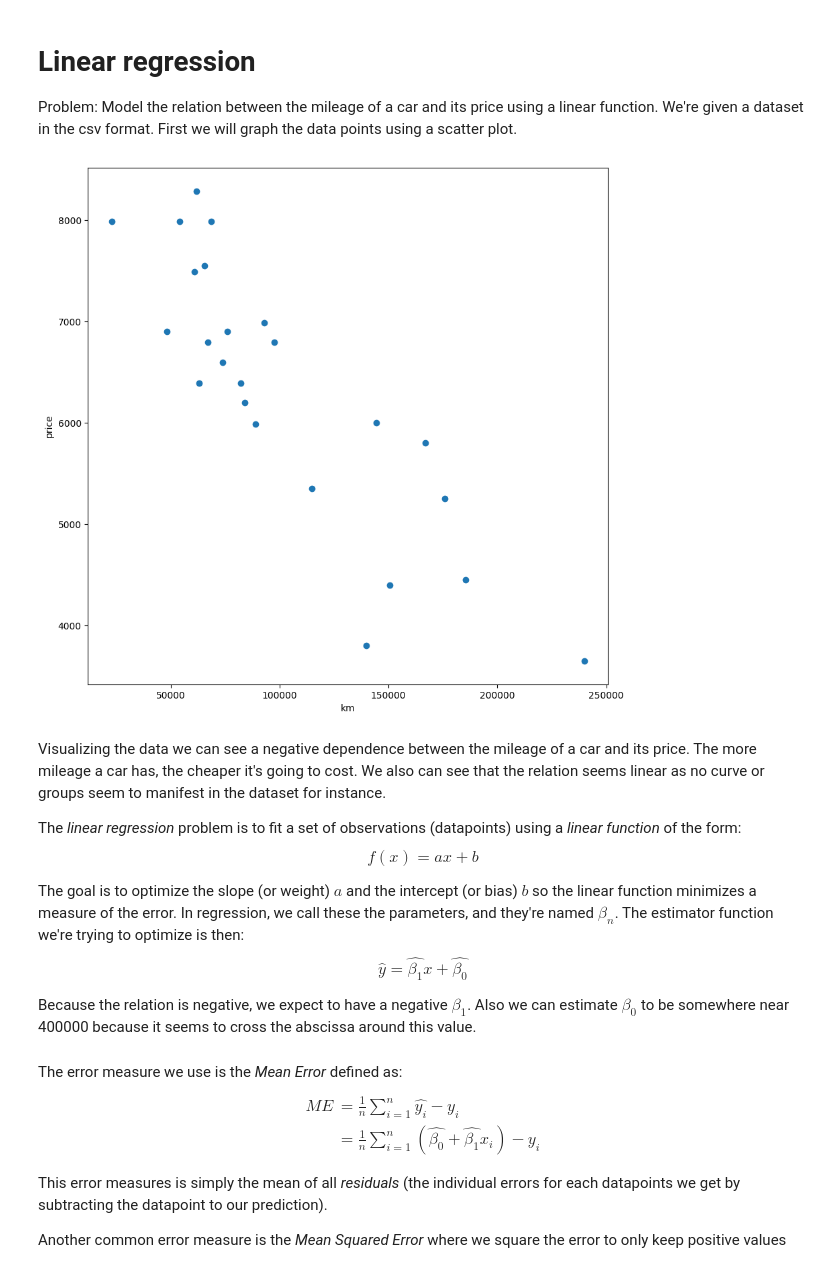
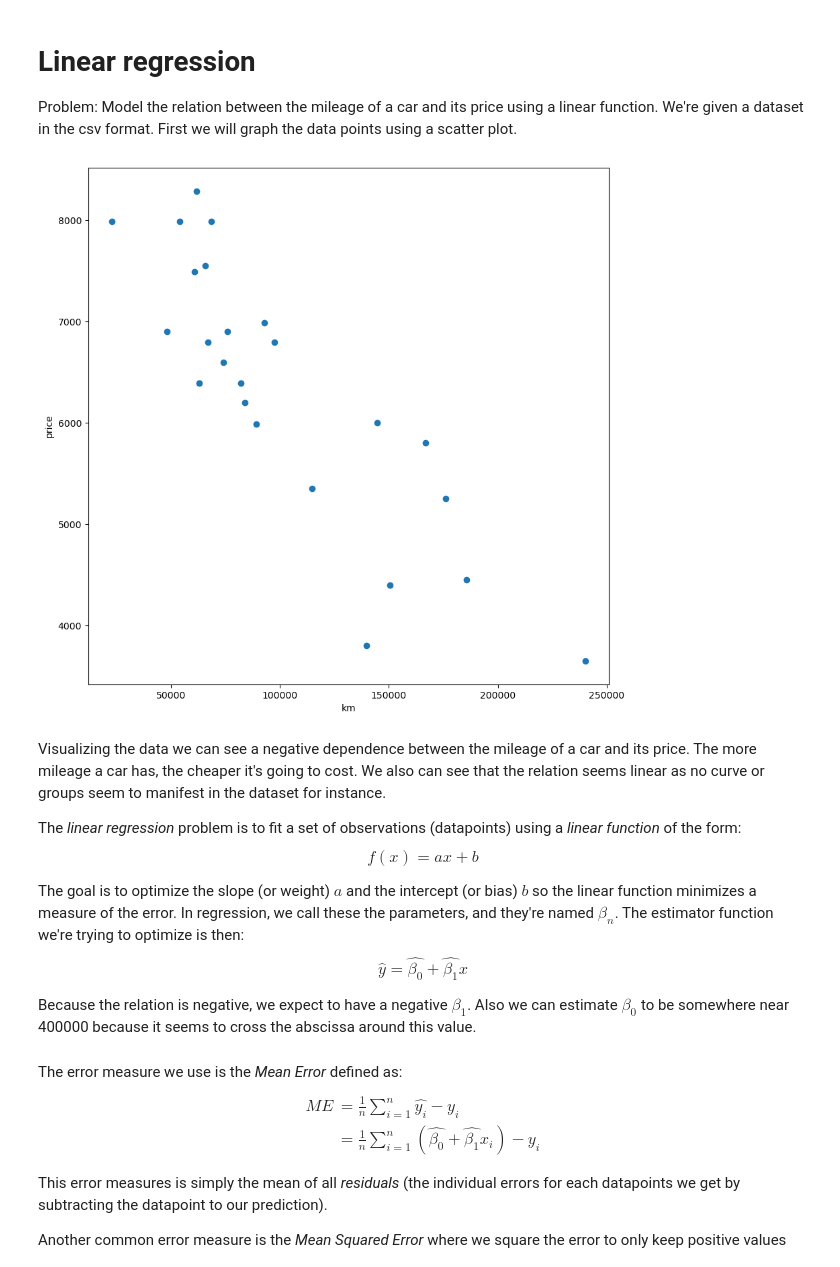
Before and after one commit to valentinlageard/ft_linear_regression, a Jupyter notebook: notebooks/simple_linear_regression.ipynb, the cells around one changed output. Saved outputs shown, nothing was run; the diff lists cells and outputs as text; code cells hidden in the pictures.

```diff
--- a/notebooks/simple_linear_regression.ipynb
+++ b/notebooks/simple_linear_regression.ipynb
@@ -8,17 +8,17 @@ import numpy as np
 import matplotlib.pyplot as plt
 import csv
 # %%
-with open('data.csv') as data_file:
+with open('../data.csv') as data_file:
     data_reader = csv.reader(data_file)
     raw_data = list(data_reader)
     # Slice to remove the first row (column names), convert to float and store in a numpy array
     data = np.array([[float(row[0]), float(row[1])] for row in raw_data[1:]])
     plt.rcParams["figure.figsize"] = (10, 10)
     plt.xlabel('km')
     plt.ylabel('price')
     plt.scatter(data[:, 0], data[:, 1])
 # %% [output]
-[figure, old version]
+[figure, new version]
 # %% [markdown]
 Visualizing the data we can see a negative dependence between the mileage of a car and its price. The more mileage a car has, the cheaper it's going to cost. We also can see that the relation seems linear as no curve or groups seem to manifest in the dataset for instance.
 
@@ -27,7 +27,7 @@ $$f(x) = ax + b$$
 
 The goal is to optimize the slope (or weight) $a$ and the intercept (or bias) $b$ so the linear function minimizes a measure of the error.
 In regression, we call these the parameters, and they're named $\beta_n$. The estimator function we're trying to optimize is then:
-$$\hat{y} = \hat{\beta_1}x + \hat{\beta_0}$$
+$$\hat{y} = \hat{\beta_0} + \hat{\beta_1}x$$
 
 Because the relation is negative, we expect to have a negative $\beta_1$. Also we can estimate $\beta_0$ to be somewhere near 400000 because it seems to cross the abscissa around this value.
 # %%
```
Also changed, not shown: parts of 6 cells of this notebook, 6 other files.
